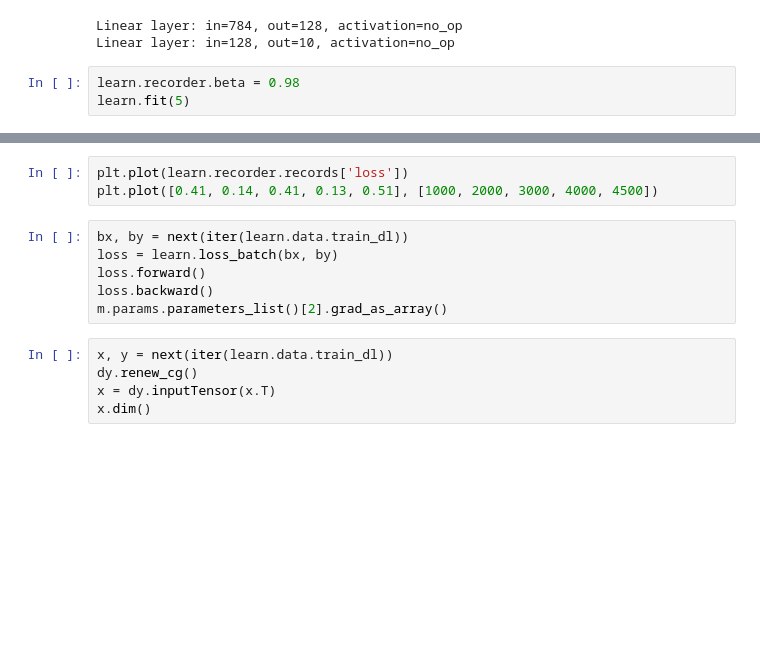
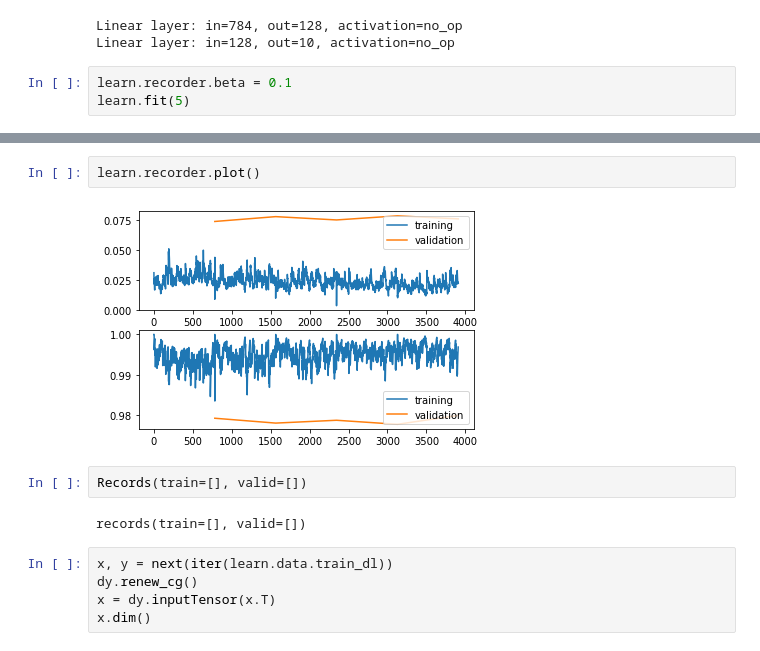
Before and after one commit to ysterin/course-v3, a Jupyter notebook: nbs/dl2/dynet-03_training.ipynb, the cells around one changed output, grey strips where cells are left out. Drawn from its saved outputs; the diff is of its cells as text; blank space fills up the shorter version.

Commit message:
add record plot

```diff
--- a/nbs/dl2/dynet-03_training.ipynb
+++ b/nbs/dl2/dynet-03_training.ipynb
@@ -437,5 +461,5 @@ learn = Learner(m, trainer, data, batching='minibatch', metrics=[accuracy])
 Linear layer: in=784, out=128, activation=no_op
 Linear layer: in=128, out=10, activation=no_op
 # %%
-learn.recorder.beta = 0.98
+learn.recorder.beta = 0.1
 learn.fit(5)
@@ -442,12 +473,11 @@ learn.fit(5)
-# %%
-plt.plot(learn.recorder.records['loss'])
-plt.plot([0.41, 0.14, 0.41, 0.13, 0.51], [1000, 2000, 3000, 4000, 4500])
-# %%
-bx, by = next(iter(learn.data.train_dl))
-loss = learn.loss_batch(bx, by)
-loss.forward()
-loss.backward()
-m.params.parameters_list()[2].grad_as_array()
+# %%
+learn.recorder.plot()
+# %% [output]
+[figure, added]
+# %%
+Records(train=[], valid=[])
+# %% [output]
+records(train=[], valid=[])
 # %%
 x, y = next(iter(learn.data.train_dl))
 dy.renew_cg()
```
Also changed, not shown: parts of 3 cells of this notebook.
